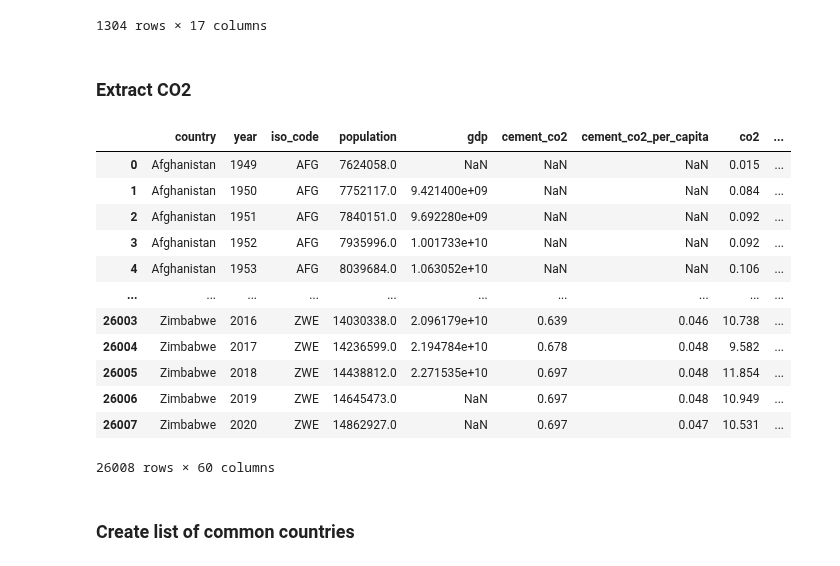
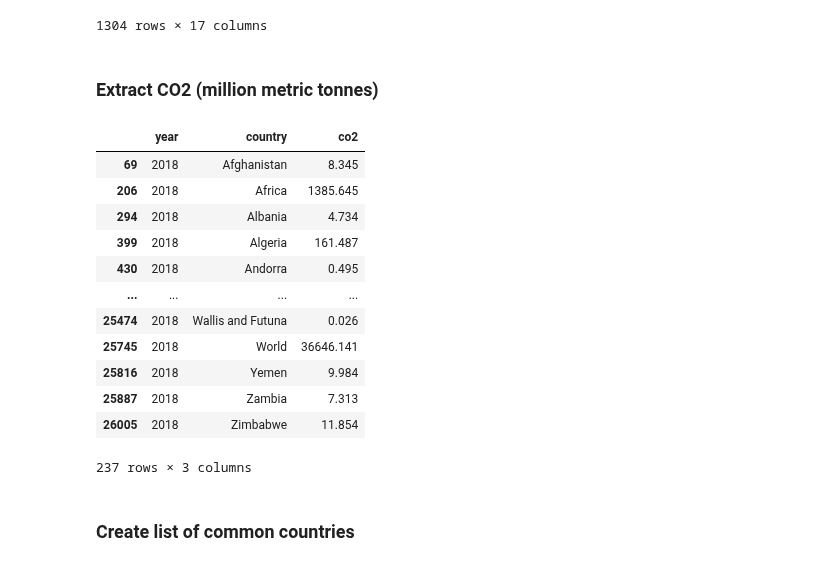
Before and after one commit to tanjoash/2D_data_driven_world, a Jupyter notebook: 2dwork/2D DDW.ipynb, the cells around one changed output. Drawn from its saved outputs; the diff is of its cells as text; code cells hidden in the pictures.

```diff
--- a/2dwork/2D DDW.ipynb
+++ b/2dwork/2D DDW.ipynb
@@ -227,24 +227,27 @@ df_employment
 df2019_food_supply = df_employment[(df_employment["Year"] == 2019)]
 df2019_food_supply = df2019_food_supply[["Area", "Value"]]
 # %% [markdown]
-### Extract CO2
+### Extract CO2 (million metric tonnes)
 # %%
 df_co2 = pd.read_csv("DDW_CO2.csv")
-df_co2
+df_co2_filter = df_co2[(df_co2["year"])==2018]
+df_co2_filter = df_co2_filter[df_co2_filter["co2"].notna()]
+df_co2_filter = df_co2_filter[["year","country","co2"]]
+df_co2_filter
 # %% [output]
-|  | country | year | iso_code | population | gdp | cement_co2 | cement_co2_per_capita | co2 | ... |
-| 0 | Afghanistan | 1949 | AFG | 7624058.0 | NaN | NaN | NaN | 0.015 | ... |
-| 1 | Afghanistan | 1950 | AFG | 7752117.0 | 9.421400e+09 | NaN | NaN | 0.084 | ... |
-| 2 | Afghanistan | 1951 | AFG | 7840151.0 | 9.692280e+09 | NaN | NaN | 0.092 | ... |
-| 3 | Afghanistan | 1952 | AFG | 7935996.0 | 1.001733e+10 | NaN | NaN | 0.092 | ... |
-| 4 | Afghanistan | 1953 | AFG | 8039684.0 | 1.063052e+10 | NaN | NaN | 0.106 | ... |
-| ... | ... | ... | ... | ... | ... | ... | ... | ... | ... |
-| 26003 | Zimbabwe | 2016 | ZWE | 14030338.0 | 2.096179e+10 | 0.639 | 0.046 | 10.738 | ... |
-| 26004 | Zimbabwe | 2017 | ZWE | 14236599.0 | 2.194784e+10 | 0.678 | 0.048 | 9.582 | ... |
-| 26005 | Zimbabwe | 2018 | ZWE | 14438812.0 | 2.271535e+10 | 0.697 | 0.048 | 11.854 | ... |
-| 26006 | Zimbabwe | 2019 | ZWE | 14645473.0 | NaN | 0.697 | 0.048 | 10.949 | ... |
-| 26007 | Zimbabwe | 2020 | ZWE | 14862927.0 | NaN | 0.697 | 0.047 | 10.531 | ... |
+|  | year | country | co2 |
+| 69 | 2018 | Afghanistan | 8.345 |
+| 206 | 2018 | Africa | 1385.645 |
+| 294 | 2018 | Albania | 4.734 |
+| 399 | 2018 | Algeria | 161.487 |
+| 430 | 2018 | Andorra | 0.495 |
+| ... | ... | ... | ... |
+| 25474 | 2018 | Wallis and Futuna | 0.026 |
+| 25745 | 2018 | World | 36646.141 |
+| 25816 | 2018 | Yemen | 9.984 |
+| 25887 | 2018 | Zambia | 7.313 |
+| 26005 | 2018 | Zimbabwe | 11.854 |
-26008 rows × 60 columns
+237 rows × 3 columns
 # %% [markdown]
 ### Create list of common countries
 # %%
```
